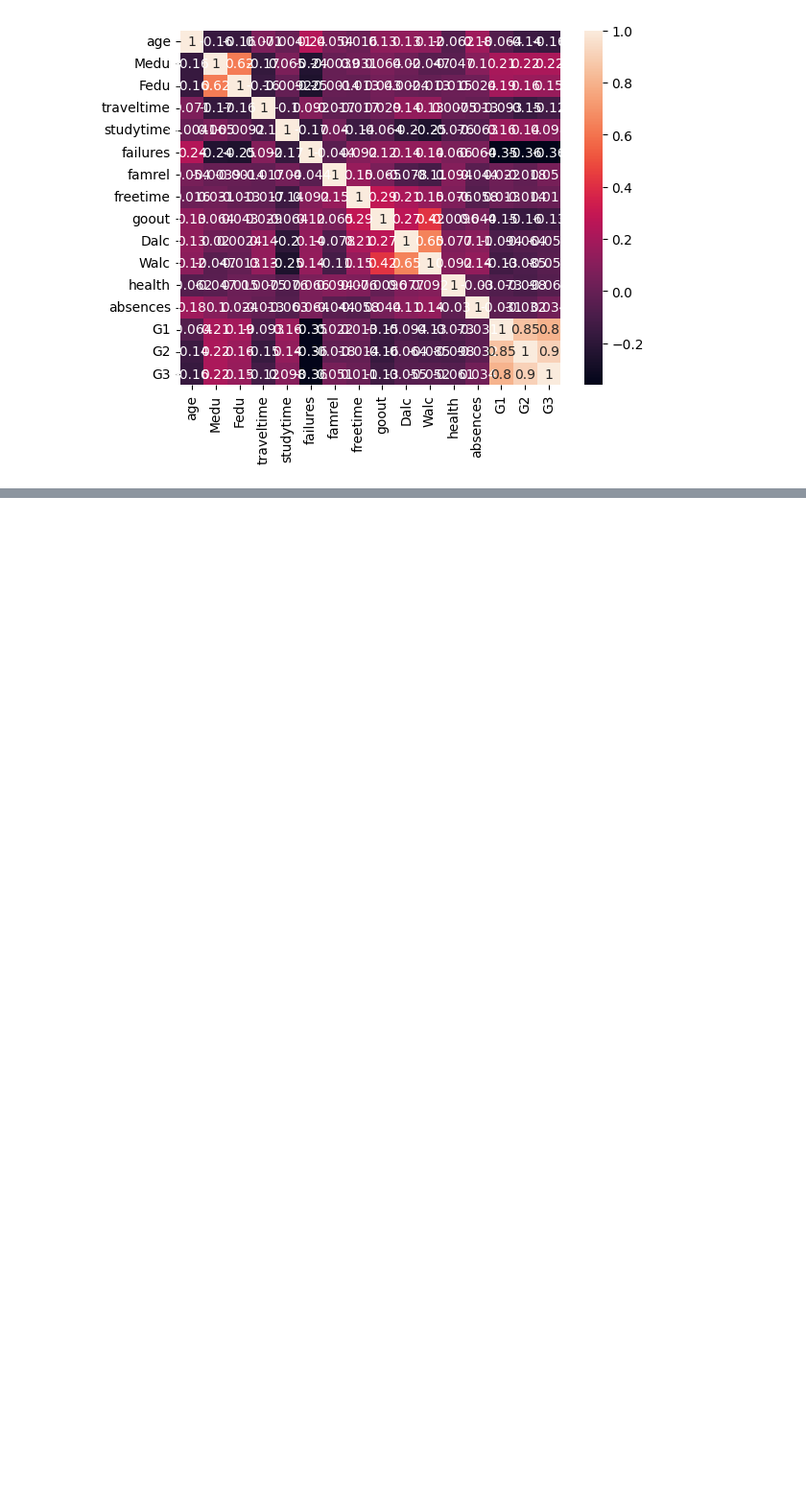
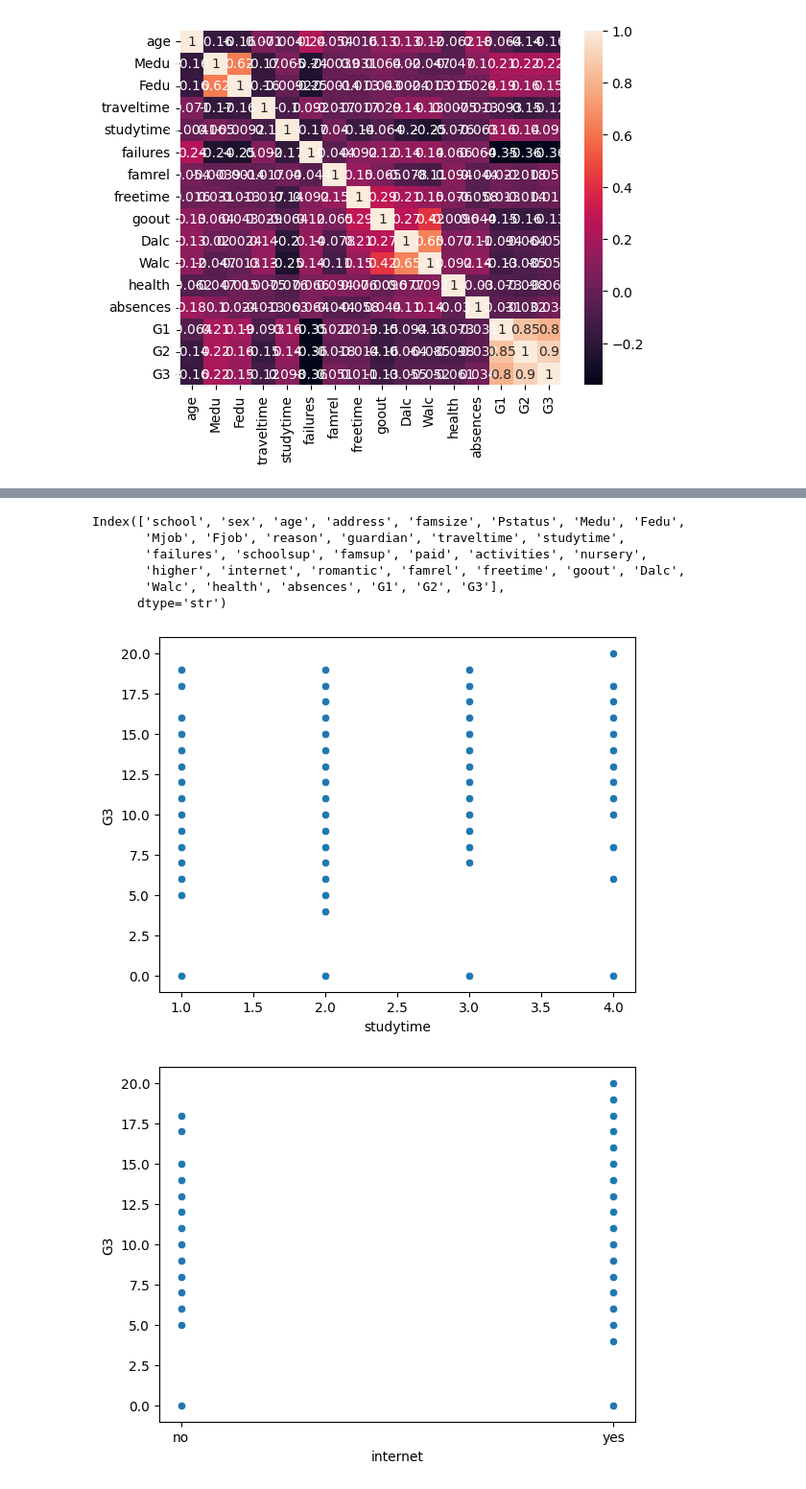
Before and after one commit to omkulkarni-ml/AI-ML-Journey, a Jupyter notebook: student-performance/notebooks/eda.ipynb, the cells around one changed output, grey strips where cells are left out. Shown at 96% size. Drawn from its saved outputs; the diff is of its cells as text; code cells hidden in the pictures; blank space fills up the shorter version.

```diff
--- a/student-performance/notebooks/eda.ipynb
+++ b/student-performance/notebooks/eda.ipynb
@@ -71,0 +97,21 @@ plt.show()
+# %%
+df.columns
+# %% [output]
+Index(['school', 'sex', 'age', 'address', 'famsize', 'Pstatus', 'Medu', 'Fedu',
+       'Mjob', 'Fjob', 'reason', 'guardian', 'traveltime', 'studytime',
+       'failures', 'schoolsup', 'famsup', 'paid', 'activities', 'nursery',
+       'higher', 'internet', 'romantic', 'famrel', 'freetime', 'goout', 'Dalc',
+       'Walc', 'health', 'absences', 'G1', 'G2', 'G3'],
+      dtype='str')
+# %%
+sns.scatterplot(x='studytime', y='G3', data=df)
+plt.show()
+
+sns.scatterplot(x='internet', y='G3', data=df)
+plt.show()
+
+sns.scatterplot(x='health', y='G3', data=df)
+plt.show()
+# %% [output]
+[figure, added]
+[figure, added]
```
Also changed, not shown: parts of 14 cells of this notebook.
